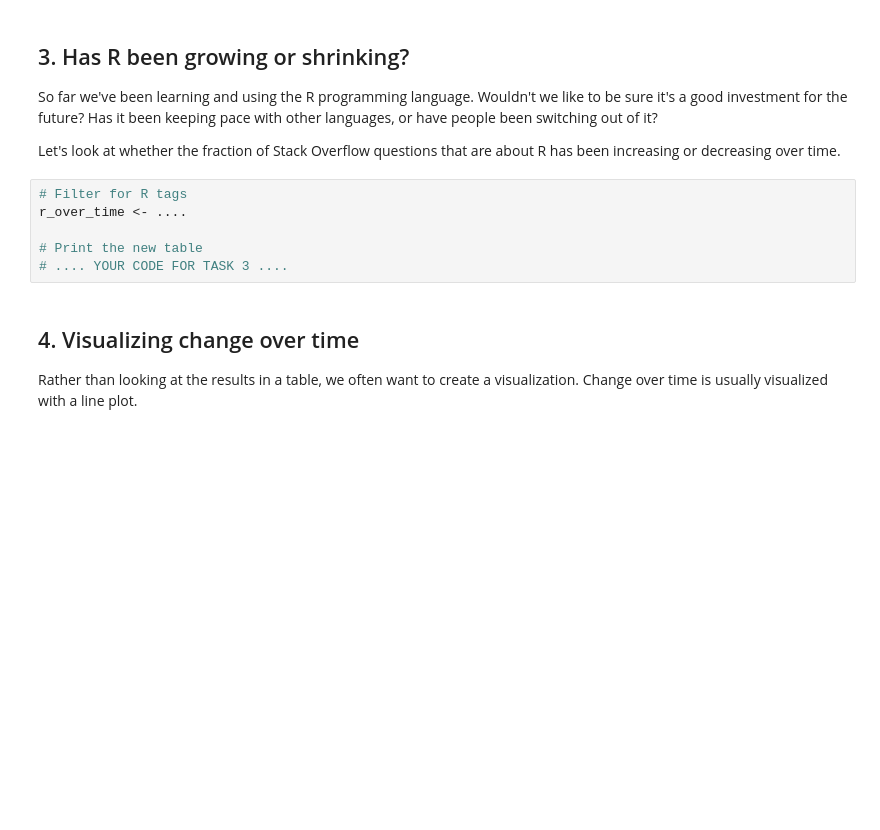
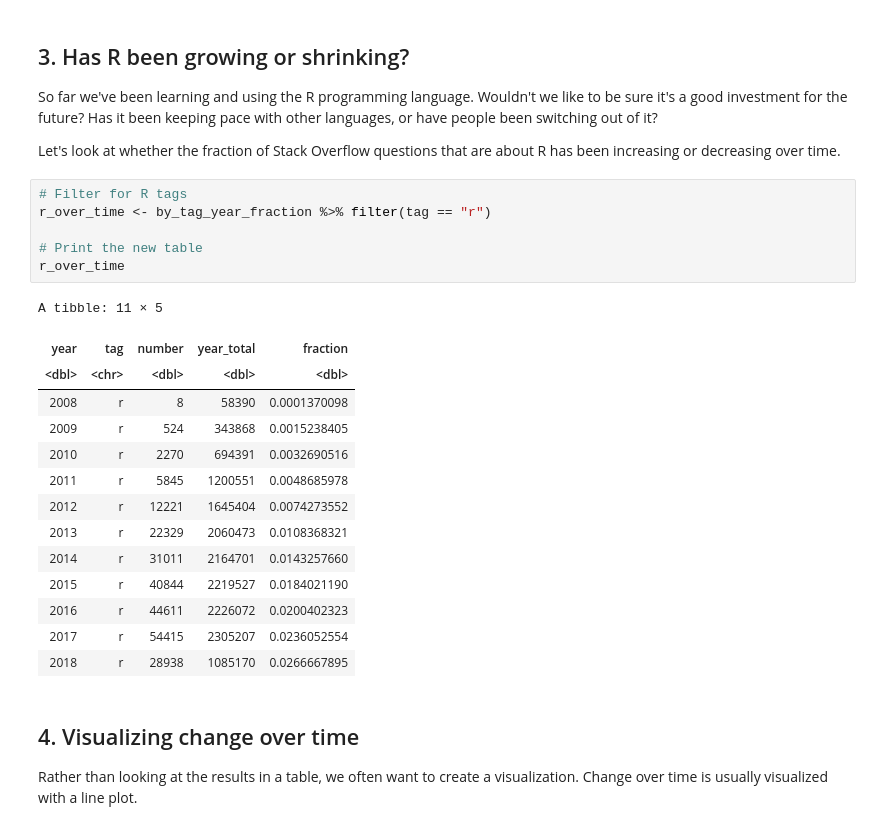
Before and after one commit to JeremyTallant/programming_languages_analysis, a Jupyter notebook: programming_analysis.ipynb, the cells around one changed output. Drawn from its saved outputs; the diff is of its cells as text; blank space fills up the shorter version.

```diff
--- a/programming_analysis.ipynb
+++ b/programming_analysis.ipynb
@@ -88,10 +88,25 @@ A tibble: 40518 × 5
 <p>Let's look at whether the fraction of Stack Overflow questions that are about R has been increasing or decreasing over time.</p>
 # %%
 # Filter for R tags
-r_over_time <- ....
+r_over_time <- by_tag_year_fraction %>% filter(tag == "r")
 
 # Print the new table
-# .... YOUR CODE FOR TASK 3 ....
+r_over_time
+# %% [output]
+A tibble: 11 × 5
+| year | tag | number | year_total | fraction |
+| <dbl> | <chr> | <dbl> | <dbl> | <dbl> |
+| 2008 | r | 8 | 58390 | 0.0001370098 |
+| 2009 | r | 524 | 343868 | 0.0015238405 |
+| 2010 | r | 2270 | 694391 | 0.0032690516 |
+| 2011 | r | 5845 | 1200551 | 0.0048685978 |
+| 2012 | r | 12221 | 1645404 | 0.0074273552 |
+| 2013 | r | 22329 | 2060473 | 0.0108368321 |
+| 2014 | r | 31011 | 2164701 | 0.0143257660 |
+| 2015 | r | 40844 | 2219527 | 0.0184021190 |
+| 2016 | r | 44611 | 2226072 | 0.0200402323 |
+| 2017 | r | 54415 | 2305207 | 0.0236052554 |
+| 2018 | r | 28938 | 1085170 | 0.0266667895 |
 # %% [markdown]
 ## 4. Visualizing change over time
 <p>Rather than looking at the results in a table, we often want to create a visualization. Change over time is usually visualized with a line plot.</p>
```
